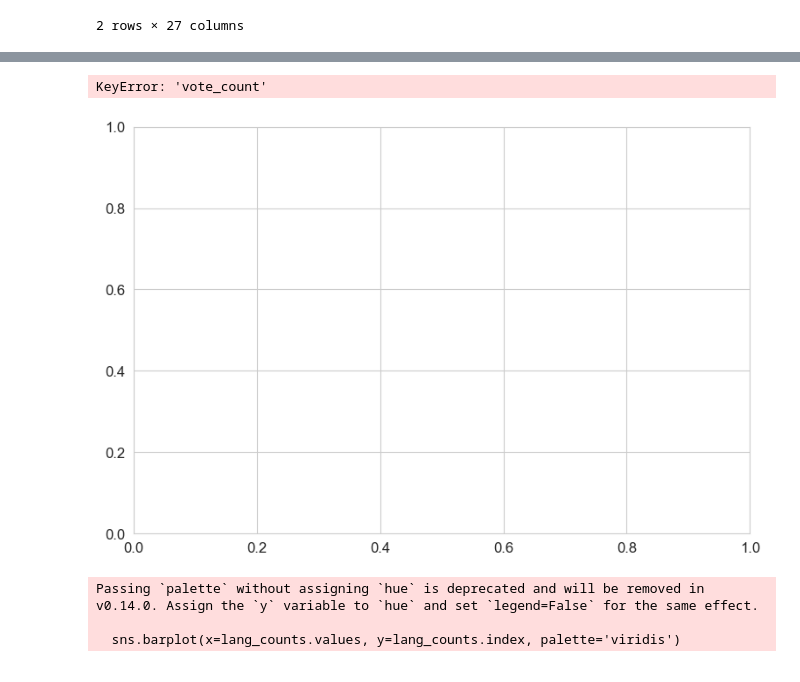
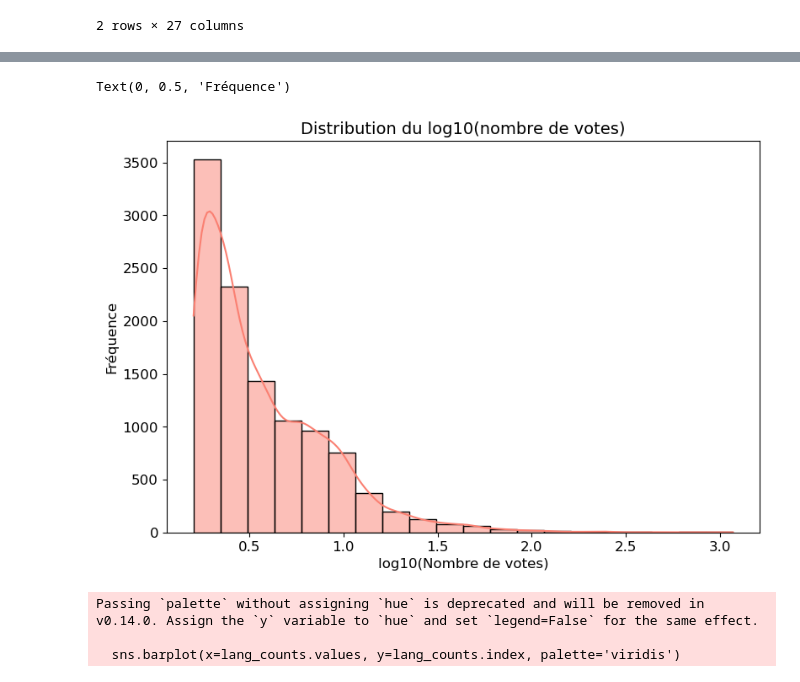
Before and after one commit to jbhdev/data-films, a Jupyter notebook: stats_films.ipynb, the cells around one changed output, grey strips where cells are left out. Drawn from its saved outputs; the diff is of its cells as text; code cells hidden in the pictures.

```diff
--- a/stats_films.ipynb
+++ b/stats_films.ipynb
@@ -7,7 +7,7 @@ from matplotlib.ticker import FuncFormatter
 import warnings
 # %%
 print("Chargement des données...")
-df = pd.read_csv('streamlit_app/datasets/raw/films.csv')
-df.head()
+df = pd.read_csv('streamlit_app/datasets/raw/filmss.csv')
+df
 # %% [output]
 Chargement des données...
@@ -21,6 +27,6 @@ Chargement des données...
 # %%
-df = df.vote_average.value_counts().sort_index().reset_index()
-df.columns = ['vote_average', 'count']
-df
+df1 = df.vote_average.value_counts().sort_index().reset_index()
+df1.columns = ['vote_average', 'count']
+df1
 # %% [output]
 |  | vote_average | count |
@@ -102,9 +109,4 @@ Text(0, 0.5, 'Fréquence')
 # %%
-import pandas as pd
-
-# Charger les données
-df = pd.read_csv('streamlit_app/datasets/raw/films.csv')
-
 # Afficher les colonnes disponibles
 print("Colonnes disponibles dans le DataFrame :")
 print(df.columns.tolist())
@@ -121,16 +123,3 @@ Aperçu des données :
 | 0 | 0 | /lVy5Zqcty2NfemqKYbVJfdg44rK.jpg | 24 | en | Kill Bill: Vol. 1 | An assassin is shot by her ruthle... | 31.556 | ... |
 | 1 | 1 | /ELsTifJ2lu4vsMhoHeZ5EnncHw.jpg | 75 | en | Mars Attacks! | A fleet of Martian spacecraft sur... | 21.051 | ... |
 2 rows × 27 columns
-# %%
-import pandas as pd
-
-# Charger les données
-df = pd.read_csv('streamlit_app/datasets/raw/films.csv')
-
-# Afficher les colonnes disponibles
-print("Colonnes disponibles dans le DataFrame :")
-print(df.columns.tolist())
-
-# Afficher un aperçu des données
-print("\nAperçu des données :")
-display(df.head(2))
@@ -146,13 +126,13 @@ Aperçu des données :
 # %%
 # 2. Distribution du nombre de votes
 plt.subplot(5, 2, 2)
-sns.histplot(np.log10(df['vote_count'] + 1), bins=20, kde=True, color='salmon')
+sns.histplot(np.log10(df['popularity'] + 1), bins=20, kde=True, color='salmon')
 plt.title('Distribution du log10(nombre de votes)')
 plt.xlabel('log10(Nombre de votes)')
 plt.ylabel('Fréquence')
 # %% [output]
-KeyError: 'vote_count'
+Text(0, 0.5, 'Fréquence')
-[figure, old version]
+[figure, new version]
 # %%
 # 3. Top 10 des langues originales
 plt.subplot(5, 2, 3)
```
Also changed, not shown: parts of 9 cells of this notebook, 5 other files.
